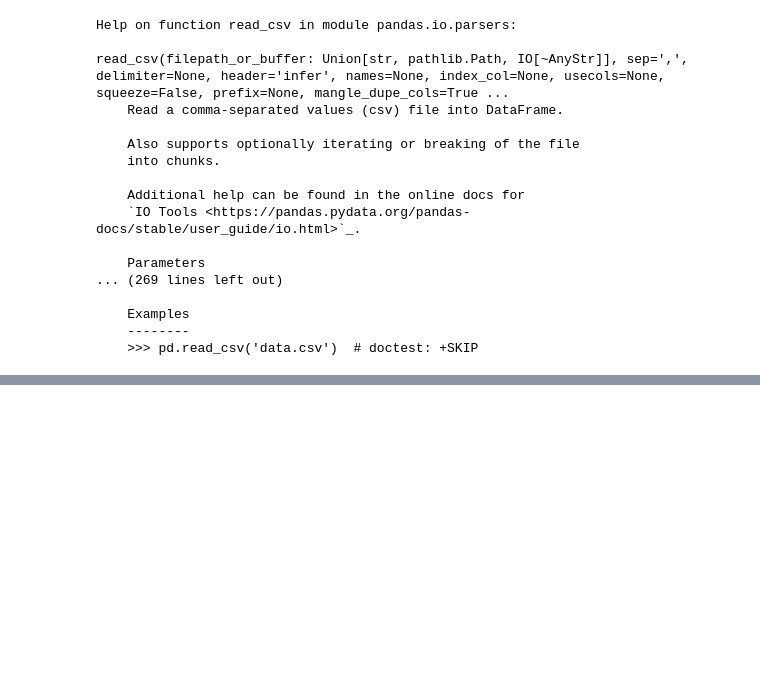
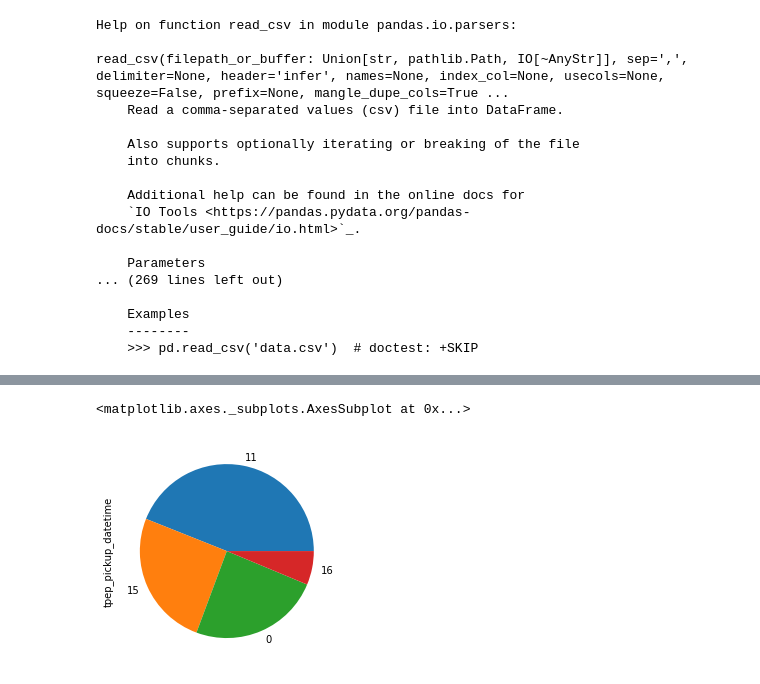
Before and after one commit to reuven/dfw-pandas, a Jupyter notebook: Pandas + time.ipynb, the cells around one changed output, grey strips where cells are left out. Cells and saved outputs as stored; diff of their text form; code cells hidden in the pictures; blank space fills up the shorter version.

```diff
--- a/Pandas + time.ipynb
+++ b/Pandas + time.ipynb
@@ -135,0 +136,5 @@ df.head()
+# %%
+df['tpep_pickup_datetime'].dt.hour.value_counts().plot.pie()
+# %% [output]
+<matplotlib.axes._subplots.AxesSubplot at 0x...>
+[figure, added]
```
Also changed, not shown: parts of 1 cell of this notebook.
